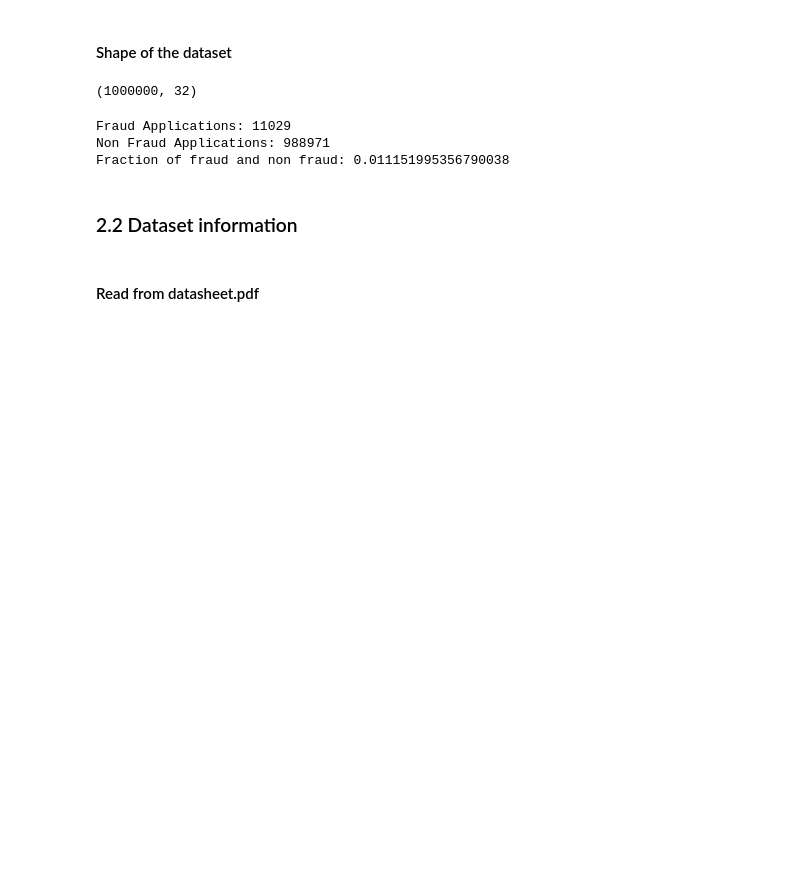
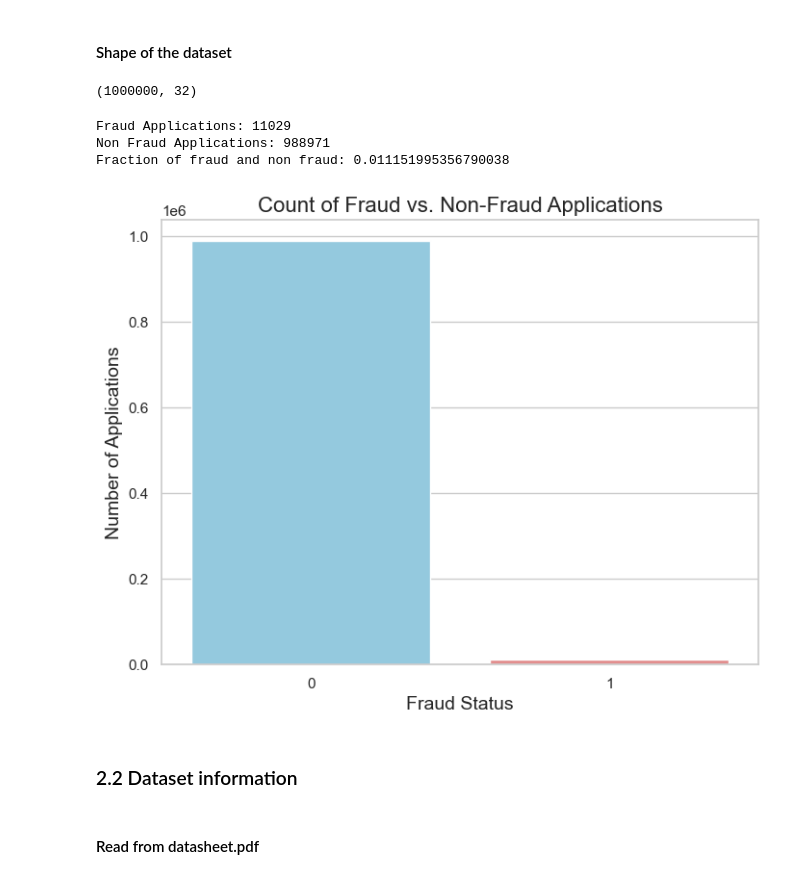
Before and after one commit to qmcao/Credit_Fraud_MLops, a Jupyter notebook: notebook/1. EDA FRAUD APPLICATION .ipynb, the cells around one changed output. Cells and saved outputs as stored; diff of their text form; code cells hidden in the pictures; blank space fills up the shorter version.

```diff
--- a/notebook/1. EDA FRAUD APPLICATION .ipynb
+++ b/notebook/1. EDA FRAUD APPLICATION .ipynb
@@ -90,6 +91,27 @@ print(f"Fraction of fraud and non fraud: {len(fraud)/ len(valid)}")
 Fraud Applications: 11029
 Non Fraud Applications: 988971
 Fraction of fraud and non fraud: 0.011151995356790038
+# %%
+import matplotlib.pyplot as plt
+import seaborn as sns
+# Set the aesthetic style of the plots
+sns.set(style="whitegrid")
+
+# Create a figure and axis
+plt.figure(figsize=(8, 6))
+
+# Create a count plot
+sns.countplot(x='fraud_bool', data=df, palette=['skyblue', 'lightcoral'])
+
+# Customize the plot
+plt.title('Count of Fraud vs. Non-Fraud Applications', fontsize=16)
+plt.xlabel('Fraud Status', fontsize=14)
+plt.ylabel('Number of Applications', fontsize=14)
+
+# Show the plot
+plt.show()
+# %% [output]
+[figure, added]
 # %% [markdown]
 ### 2.2 Dataset information
 # %% [markdown]
```
Also changed, not shown: parts of 51 cells of this notebook, 1 other file.
